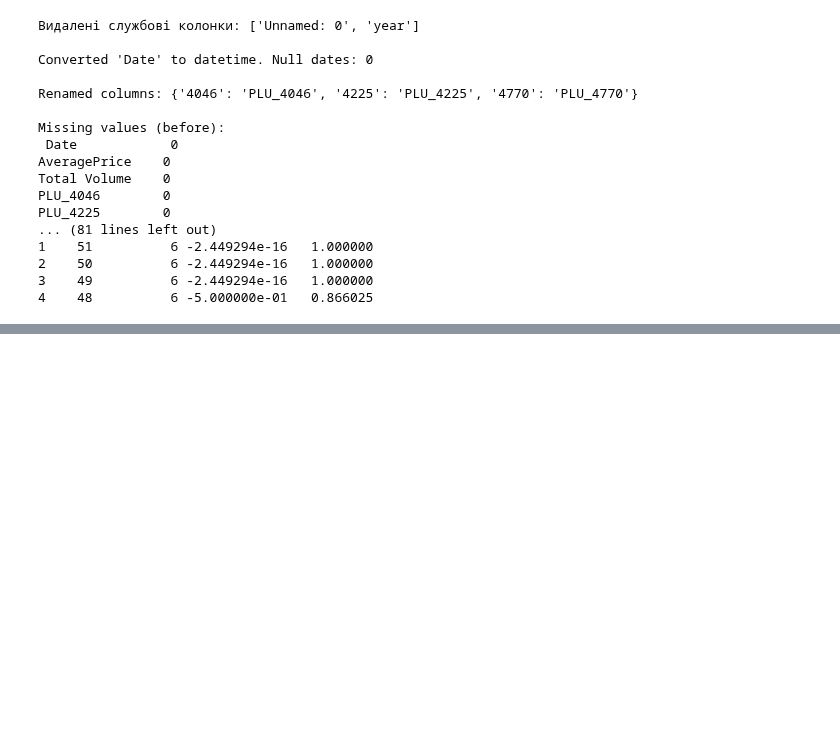
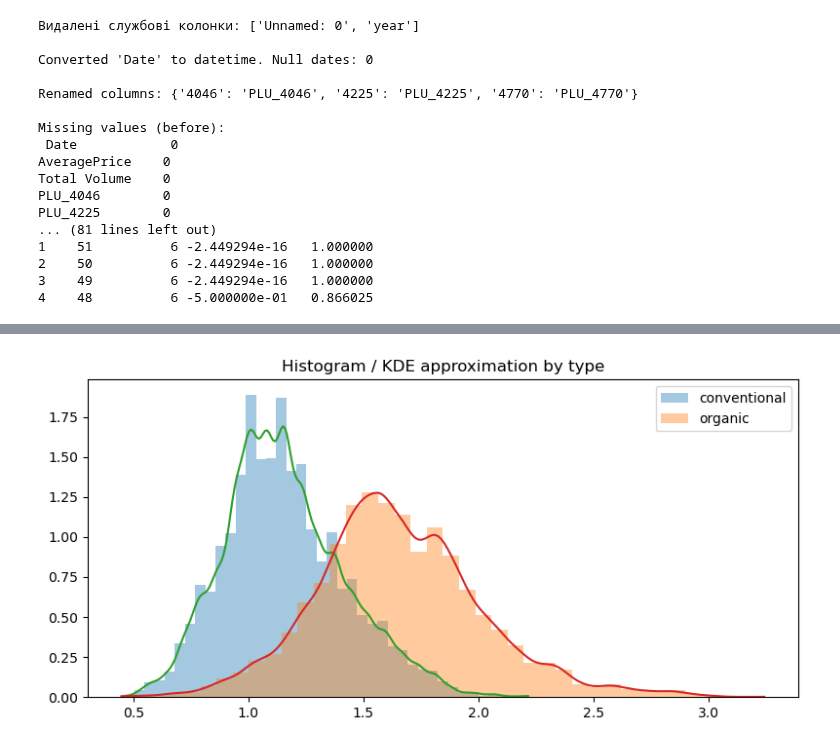
Before and after one commit to Max0Past/Data_Analysis, a Jupyter notebook: lab_2/avocado_prices_code.ipynb, the cells around one changed output, grey strips where cells are left out. Saved outputs shown, nothing was run; the diff lists cells and outputs as text; code cells hidden in the pictures; blank space fills up the shorter version.

```diff
--- a/lab_2/avocado_prices_code.ipynb
+++ b/lab_2/avocado_prices_code.ipynb
@@ -519,0 +284,80 @@ else:
+# %%
+
+
+# гістограми по типу (для наочності розподілів)
+plt.figure(figsize=(8,4))
+for t in sorted(df['type'].unique()):
+    s = df[df['type']==t]['AveragePrice'].dropna()
+    # просте ядро через hist density
+    plt.hist(s, bins=40, density=True, alpha=0.4, label=labels.get(t,str(t)))
+# simple smoothed lines using gaussian filter
+from scipy.ndimage import gaussian_filter1d
+for t in sorted(df['type'].unique()):
+    s = df[df['type']==t]['AveragePrice'].dropna()
+    vals, bins = np.histogram(s, bins=200, density=True)
+    centers = (bins[:-1] + bins[1:])/2
+    plt.plot(centers, gaussian_filter1d(vals, sigma=3))
+plt.legend()
+plt.title('Histogram / KDE approximation by type')
+plt.tight_layout()
+
+# Динаміка AveragePrice окремо для type по часу (щоб перевірити сезон/зміни)
+plt.figure(figsize=(12,4))
+for t in sorted(df['type'].unique()):
+    ser = df[df['type']==t].groupby('Date')['AveragePrice'].mean()
+    plt.plot(ser.index, ser.values, linewidth=1, label=labels.get(t,str(t)))
+plt.legend()
+plt.title('Time series of AveragePrice by type (mean per Date)')
+plt.tight_layout()
+
+
+# По місяцях (сезонність)
+monthly = df.groupby('month')['AveragePrice'].agg(['median','count'])
+q1 = df.groupby('month')['AveragePrice'].quantile(0.25)
+q3 = df.groupby('month')['AveragePrice'].quantile(0.75)
+monthly['q1'] = q1
+monthly['q3'] = q3
+monthly['iqr'] = monthly['q3'] - monthly['q1']
+
+plt.figure(figsize=(10,4))
+months = monthly.index
+plt.plot(months, monthly['median'], marker='o', label='Median')
+plt.fill_between(months,
+                 monthly['q1'],
+                 monthly['q3'],
+                 alpha=0.25, label='IQR (25%-75%)')
+plt.xticks(range(1,13))
+plt.xlabel('Місяць')
+plt.ylabel('AveragePrice')
+plt.title('Медіана AveragePrice по місяцях з IQR')
+plt.legend()
+plt.tight_layout()
+
+
+# Scatter: AveragePrice vs Total Volume (і лінія тренду)
+plt.figure(figsize=(7,5))
+plt.scatter(df['Total Volume'], df['AveragePrice'], s=6, alpha=0.6)
+# лінія регресії (простий поліном ступеня 1)
+mask = (~df['Total Volume'].isnull()) & (~df['AveragePrice'].isnull())
+z = np.polyfit(np.log1p(df.loc[mask,'Total Volume']), df.loc[mask,'AveragePrice'], 1)
+xp = np.linspace(df['Total Volume'].min(), df['Total Volume'].max(), 100)
+plt.plot(xp, np.polyval(z, np.log1p(xp)), linewidth=2)
+plt.title('AveragePrice vs Total Volume (scatter + trend)')
+plt.xlabel('Total Volume')
+plt.ylabel('AveragePrice')
+plt.xscale('log')  # часто обсяги сильно розрізняються
+plt.tight_layout()
+
+#  Середня ціна по регіонах (топ N регіонів за кількістю записів) ---
+if 'region' in df.columns:
+    top_regions = df['region'].value_counts().nlargest(10).index.tolist()
+    mean_by_region = df[df['region'].isin(top_regions)].groupby('region')['AveragePrice'].mean().sort_values()
+    plt.figure(figsize=(8,5))
+    plt.barh(mean_by_region.index, mean_by_region.values)
+    plt.xlabel('AveragePrice (mean)')
+    plt.title('Середня ціна по топ-10 регіонах')
+    plt.tight_layout()
+
+plt.show()
+# %% [output]
+[figure, added]
```
Also changed, not shown: parts of 8 cells of this notebook.
